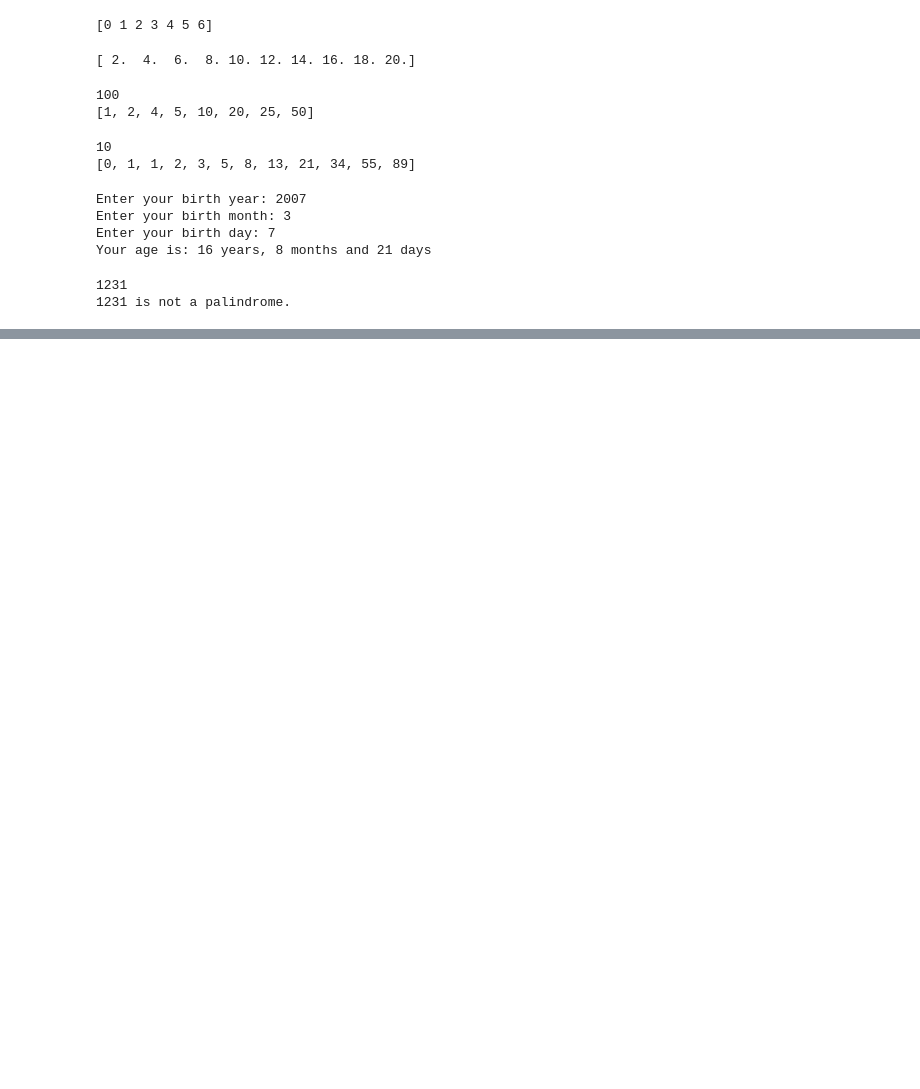
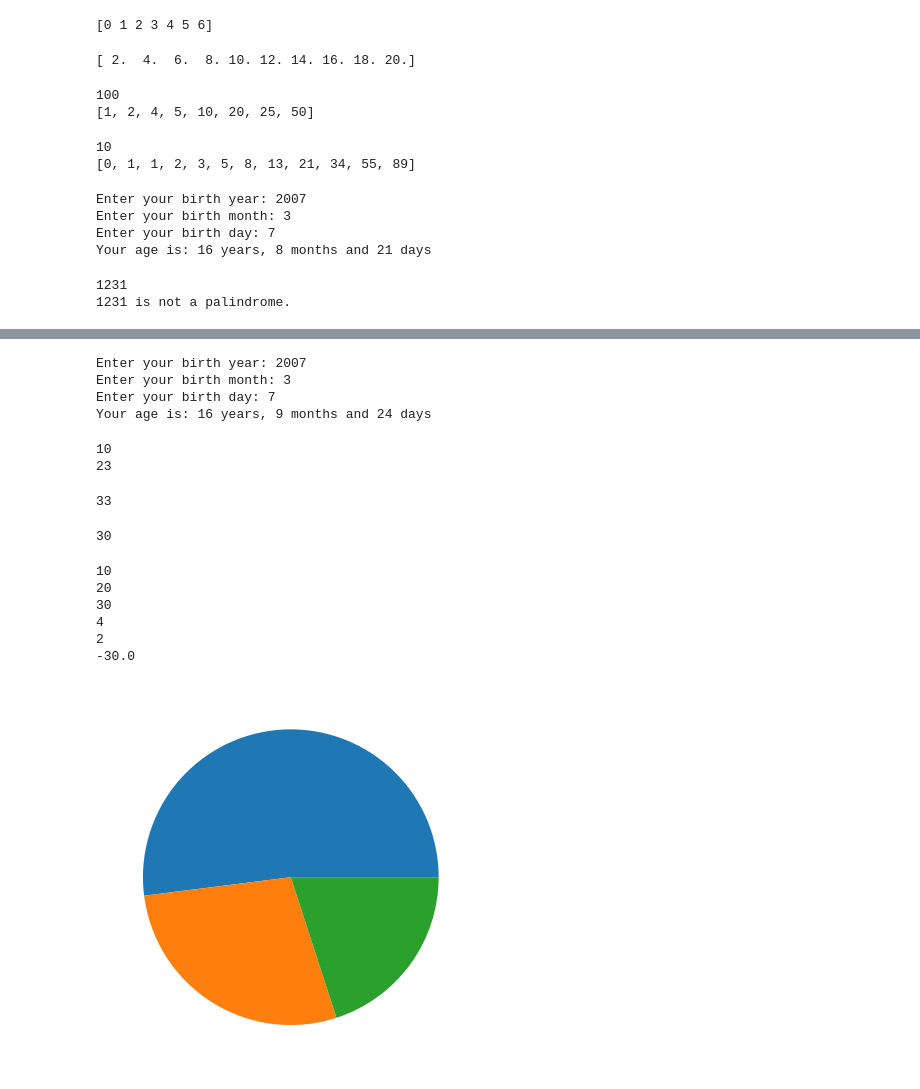
Before and after one commit to Swayamswapnila/Python, a Jupyter notebook: python_py.ipynb, the cells around one changed output, grey strips where cells are left out. Cells and saved outputs as stored; diff of their text form; code cells hidden in the pictures; blank space fills up the shorter version.

```diff
--- a/python_py.ipynb
+++ b/python_py.ipynb
@@ -303,0 +310,63 @@ Enter a string: 12321
+# %%
+import datetime
+def calculate_age(dob, today):
+  if dob > today:
+    return "Invalid date of birth"
+  years = today.year - dob.year
+  if (today.month, today.day) < (dob.month, dob.day):
+    years -= 1
+  months = today.month - dob.month
+  if today.day < dob.day:
+    months -= 1
+  days = today.day - dob.day
+  if days < 0:
+    prev_month = today.replace(day=1) - datetime.timedelta(days=1)
+    days_in_month = prev_month.day
+    days += days_in_month
+  return f"{years} years, {months} months and {days} days"
+today = datetime.date.today()
+dob = datetime.date(int(input("Enter your birth year: ")),int(input("Enter your birth month: ")), int(input("Enter your birth day: ")))
+print("Your age is:", calculate_age(dob, today))
+# %% [output]
+Enter your birth year: 2007
+Enter your birth month: 3
+Enter your birth day: 7
+Your age is: 16 years, 9 months and 24 days
+# %%
+def my_func(A,B):
+  return A+B
+A = int(input())
+B = int(input())
+my_func(A,B)
+# %% [output]
+10
+23
+33
+# %%
+x = lambda a, b: a * b
+print(x(5, 6))
+# %% [output]
+30
+# %%
+A = lambda a,b,c,d,e : a+b-c*d/e
+a = int(input())
+b = int(input())
+c = int(input())
+d = int(input())
+e = int(input())
+print(A(a,b,c,d,e))
+# %% [output]
+10
+20
+30
+4
+2
+-30.0
+# %%
+import matplotlib.pyplot as plt
+sub = ["IP","bio","physics"]
+per= [52,28,20]
+plt.pie(per)
+plt.show()
+# %% [output]
+[figure, added]
```
Also changed, not shown: parts of 7 cells of this notebook.
